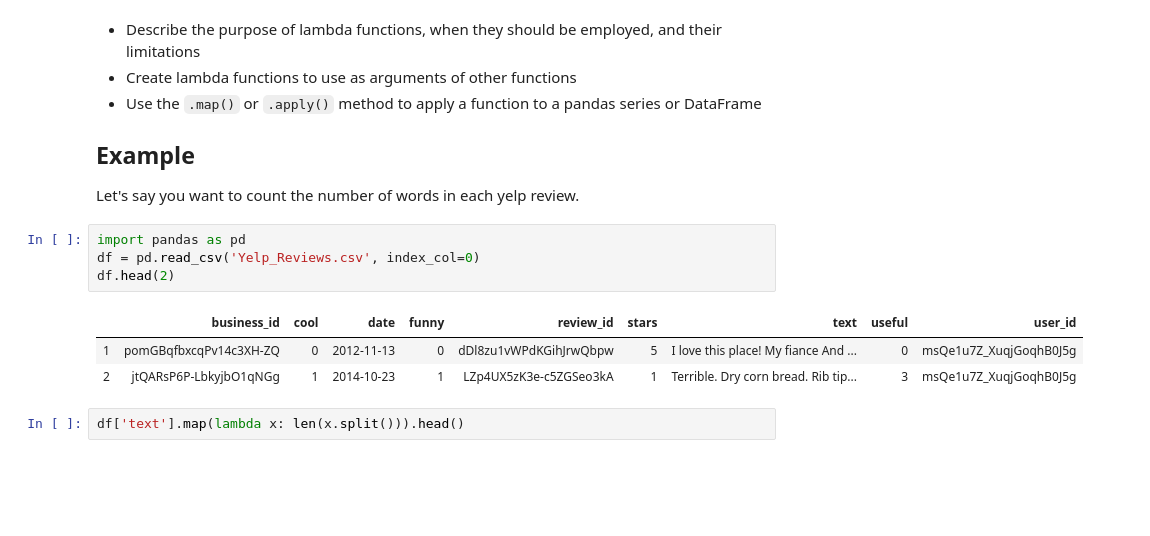
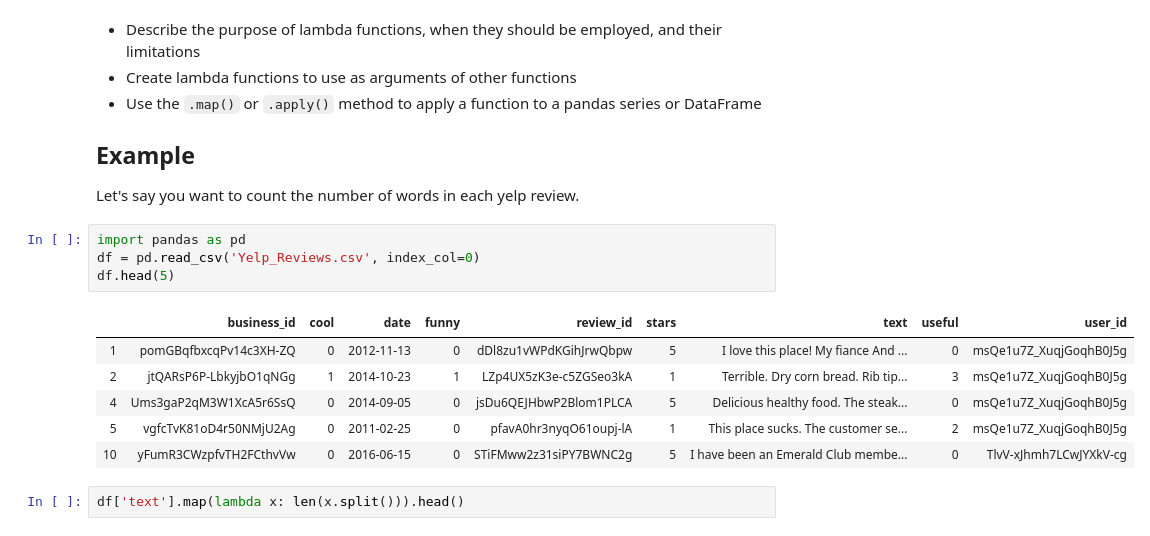
Before and after one commit to ChrisFiorentine/dsc-lambda-functions-nyc-ds-021720, a Jupyter notebook: index.ipynb, the cells around one changed output. Drawn from its saved outputs; the diff is of its cells as text; blank space fills up the shorter version.

```diff
--- a/index.ipynb
+++ b/index.ipynb
@@ -18,11 +18,14 @@ Let's say you want to count the number of words in each yelp review.
 # %%
 import pandas as pd
 df = pd.read_csv('Yelp_Reviews.csv', index_col=0)
-df.head(2)
+df.head(5)
 # %% [output]
 |  | business_id | cool | date | funny | review_id | stars | text | useful | user_id |
 | 1 | pomGBqfbxcqPv14c3XH-ZQ | 0 | 2012-11-13 | 0 | dDl8zu1vWPdKGihJrwQbpw | 5 | I love this place! My fiance And ... | 0 | msQe1u7Z_XuqjGoqhB0J5g |
 | 2 | jtQARsP6P-LbkyjbO1qNGg | 1 | 2014-10-23 | 1 | LZp4UX5zK3e-c5ZGSeo3kA | 1 | Terrible. Dry corn bread. Rib tip... | 3 | msQe1u7Z_XuqjGoqhB0J5g |
+| 4 | Ums3gaP2qM3W1XcA5r6SsQ | 0 | 2014-09-05 | 0 | jsDu6QEJHbwP2Blom1PLCA | 5 | Delicious healthy food. The steak... | 0 | msQe1u7Z_XuqjGoqhB0J5g |
+| 5 | vgfcTvK81oD4r50NMjU2Ag | 0 | 2011-02-25 | 0 | pfavA0hr3nyqO61oupj-lA | 1 | This place sucks. The customer se... | 2 | msQe1u7Z_XuqjGoqhB0J5g |
+| 10 | yFumR3CWzpfvTH2FCthvVw | 0 | 2016-06-15 | 0 | STiFMww2z31siPY7BWNC2g | 5 | I have been an Emerald Club membe... | 0 | TlvV-xJhmh7LCwJYXkV-cg |
 # %%
 df['text'].map(lambda x: len(x.split())).head()
 # %% [output]
```
